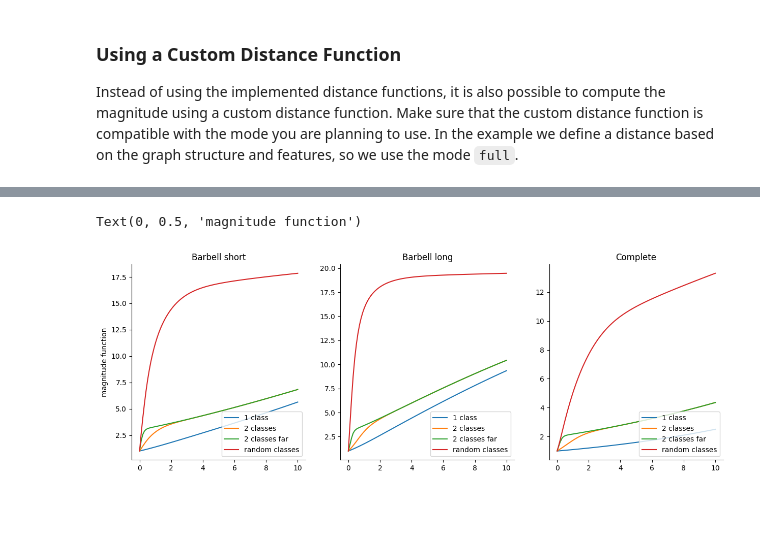
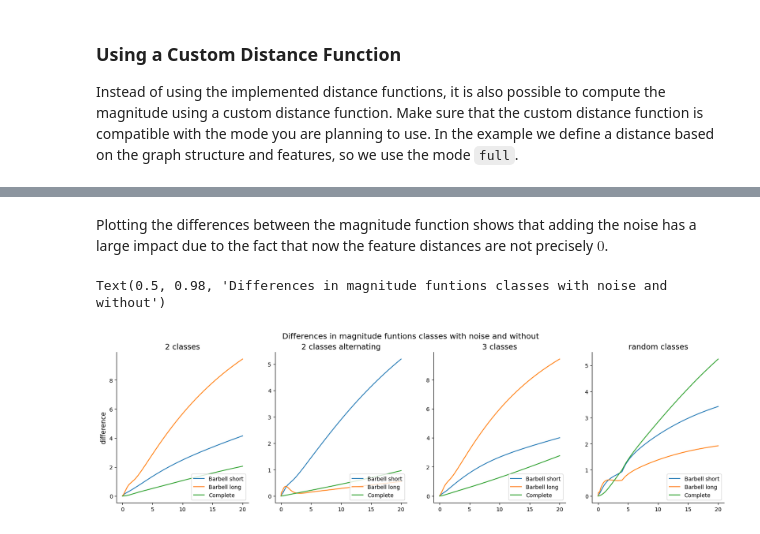
Before and after one commit to aidos-lab/magnipy, a Jupyter notebook: notebooks/graphipy_tutorial.ipynb, the cells around one changed output, grey strips where cells are left out. Drawn from its saved outputs; the diff is of its cells as text; code cells hidden in the pictures; blank space fills up the shorter version.

```diff
--- a/notebooks/graphipy_tutorial.ipynb
+++ b/notebooks/graphipy_tutorial.ipynb
@@ -689,15 +302,33 @@ feat_graphis["random classes"] = [
+# %%
+diffs = {feature: [] for feature in featurenames}
+diffs_ts = {feature: [] for feature in featurenames}
+
+for feature in featurenames:
+    for j in range(len(graphs)):
+        # computing the differences in magnitude
+        diff, diff_ts = graphis_custom_noisy[feature][j]._subtract(
+            other=graphis_full[feature][j]
+        )
+        diffs[feature].append(diff)
+        diffs_ts[feature].append(diff_ts)
+# %% [markdown]
+Plotting the differences between the magnitude function shows that adding the noise has a large impact due to the fact that now the feature distances are not precisely $0$.
 # %%
-# plotting magnitude functions
-fig, ax = plt.subplots(1, 3, figsize=(15, 5))
+fig, axs = plt.subplots(1, len(featurenames), figsize=(20, 5))
 
-for i in range(len(graphs)):
-    for j, feature in enumerate(featurenames):
-        ax[i].plot(ts, feat_magnis[feature][i][0], label=feature)
-        ax[i].legend(loc="lower right")
-        ax[i].set_title(graphnames[i])
-        ax[i].spines["top"].set_visible(False)
-        ax[i].spines["right"].set_visible(False)
-ax[0].set_ylabel("magnitude function")
+for j, feature in enumerate(featurenames):
+    for i, graphname in enumerate(graphnames):
+        axs[j].plot(diffs_ts[feature][i], diffs[feature][i], label=graphname)
+        axs[j].legend(loc="lower right")
+        axs[j].set_title(feature, fontsize=14)
+        axs[j].spines["top"].set_visible(False)
+        axs[j].spines["right"].set_visible(False)
+
+    axs[0].set_ylabel("difference", fontsize=12)
+fig.suptitle(
+    "Differences in magnitude funtions classes with noise and without",
+    fontsize="x-large",
+)
 # %% [output]
-Text(0, 0.5, 'magnitude function')
+Text(0.5, 0.98, 'Differences in magnitude funtions classes with noise and without')
-[figure, old version]
+[figure, new version]
```
Also changed, not shown: parts of 49 cells of this notebook.
